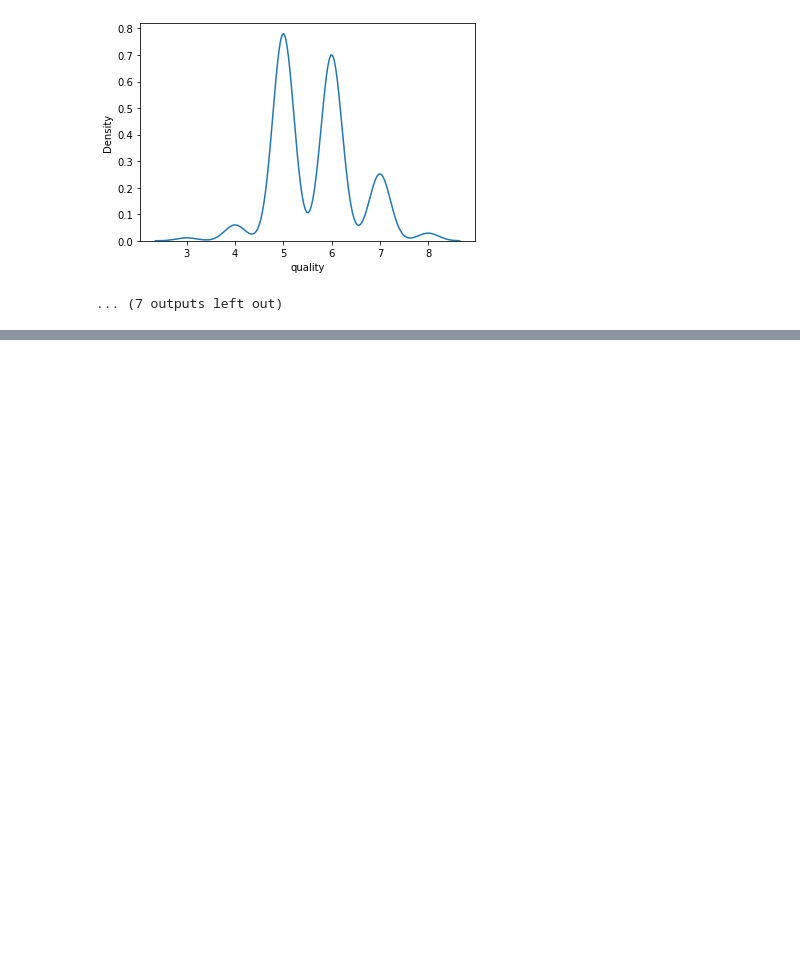
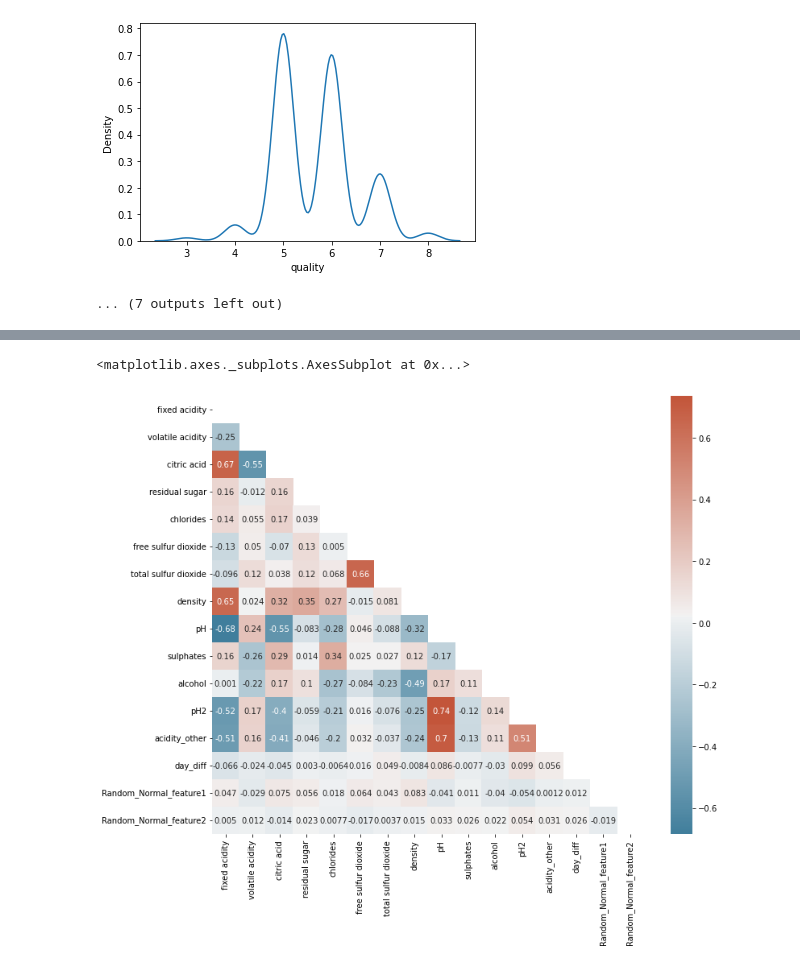
Before and after one commit to guillaumeovf/CarLoanDefault, a Jupyter notebook: wine_quality.ipynb, the cells around one changed output, grey strips where cells are left out. Cells and saved outputs as stored; diff of their text form; code cells hidden in the pictures; blank space fills up the shorter version.

```diff
--- a/wine_quality.ipynb
+++ b/wine_quality.ipynb
@@ -1025,0 +1129,26 @@ train.acidity_other.corr(train['citric acid'])
+# %%
+# Now let's analyze the correlations between the quantitative features
+# Keep in mind that binary features are not quantitative !!!
+feature_analyze_correlation = ['fixed acidity', 'volatile acidity', 'citric acid', 'residual sugar',
+       'chlorides', 'free sulfur dioxide', 'total sulfur dioxide', 'density',
+       'pH', 'sulphates', 'alcohol', 'pH2', 'acidity_other',
+       'day_diff', 'Random_Normal_feature1',
+       'Random_Normal_feature2']
+
+# Get all the correlations:
+corr = train[feature_analyze_correlation].corr()
+#
+# Set up the matplotlib plot configuration
+fig, ax = plt.subplots(figsize=(12, 10))
+
+# Generate a mask for upper traingle
+mask = np.triu(np.ones_like(corr, dtype=bool))
+
+# Configure a custom diverging colormap
+cmap = sns.diverging_palette(230, 20, as_cmap=True)
+
+# Draw the heatmap
+sns.heatmap(corr, annot=True, mask = mask, cmap=cmap)
+# %% [output]
+<matplotlib.axes._subplots.AxesSubplot at 0x...>
+[figure, added]
```
Also changed, not shown: parts of 11 cells of this notebook.
